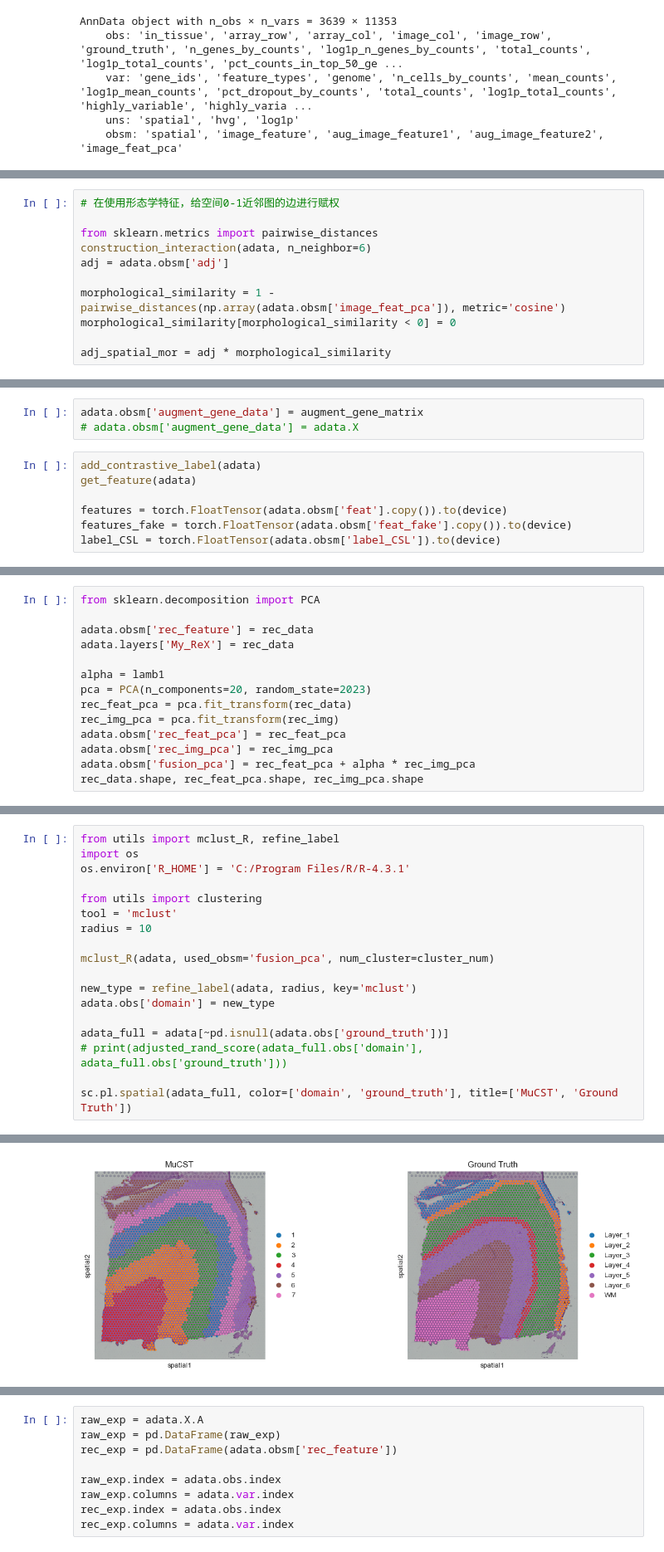
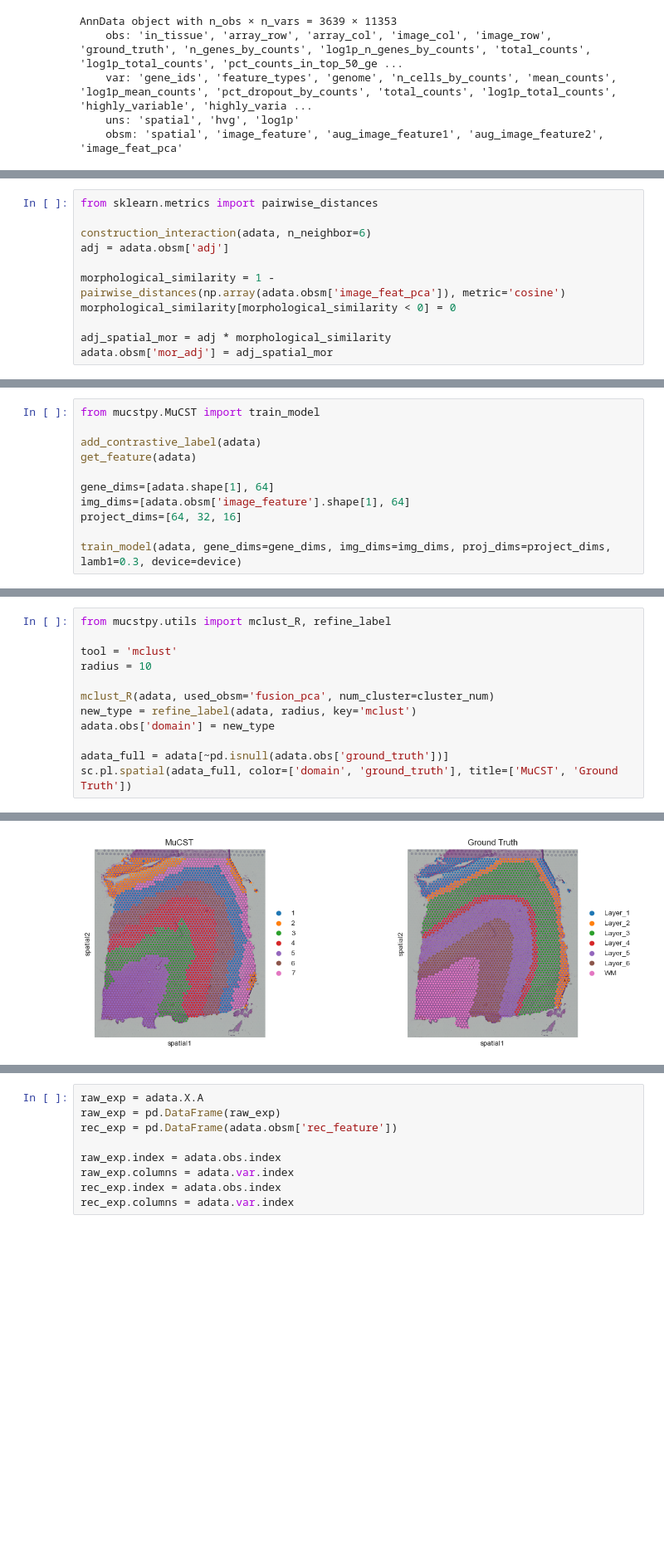
Before and after one commit to xkmaxidian/MuCST, a Jupyter notebook: tutorials/SpatialDomainDLPFC.ipynb, the cells around one changed output, grey strips where cells are left out. Shown at 83% size. Saved outputs shown, nothing was run; the diff lists cells and outputs as text; blank space fills up the shorter version.

Commit message:
update mucstpy package

```diff
--- a/tutorials/SpatialDomainDLPFC.ipynb
+++ b/tutorials/SpatialDomainDLPFC.ipynb
@@ -80,7 +61,6 @@ AnnData object with n_obs × n_vars = 3639 × 11353
 # %%
-# 在使用形态学特征，给空间0-1近邻图的边进行赋权
+from sklearn.metrics import pairwise_distances
 
-from sklearn.metrics import pairwise_distances
 construction_interaction(adata, n_neighbor=6)
 adj = adata.obsm['adj']
 
@@ -88,3 +68,4 @@ morphological_similarity = 1 - pairwise_distances(np.array(adata.obsm['image_fea
 morphological_similarity[morphological_similarity < 0] = 0
 
 adj_spatial_mor = adj * morphological_similarity
+adata.obsm['mor_adj'] = adj_spatial_mor
@@ -179,10 +106,11 @@ device
-# %%
-adata.obsm['augment_gene_data'] = augment_gene_matrix
-# adata.obsm['augment_gene_data'] = adata.X
 # %%
+from mucstpy.MuCST import train_model
+
 add_contrastive_label(adata)
 get_feature(adata)
 
-features = torch.FloatTensor(adata.obsm['feat'].copy()).to(device)
-features_fake = torch.FloatTensor(adata.obsm['feat_fake'].copy()).to(device)
-label_CSL = torch.FloatTensor(adata.obsm['label_CSL']).to(device)
+gene_dims=[adata.shape[1], 64]
+img_dims=[adata.obsm['image_feature'].shape[1], 64]
+project_dims=[64, 32, 16]
+
+train_model(adata, gene_dims=gene_dims, img_dims=img_dims, proj_dims=project_dims, lamb1=0.3, device=device)
@@ -268,14 +121,0 @@ with torch.no_grad():
-# %%
-from sklearn.decomposition import PCA
-
-adata.obsm['rec_feature'] = rec_data
-adata.layers['My_ReX'] = rec_data
-
-alpha = lamb1
-pca = PCA(n_components=20, random_state=2023)
-rec_feat_pca = pca.fit_transform(rec_data)
-rec_img_pca = pca.fit_transform(rec_img)
-adata.obsm['rec_feat_pca'] = rec_feat_pca
-adata.obsm['rec_img_pca'] = rec_img_pca
-adata.obsm['fusion_pca'] = rec_feat_pca + alpha * rec_img_pca
-rec_data.shape, rec_feat_pca.shape, rec_img_pca.shape
@@ -284,28 +122,22 @@ rec_data.shape, rec_feat_pca.shape, rec_img_pca.shape
 # %%
-from utils import mclust_R, refine_label
-import os
-os.environ['R_HOME'] = 'C:/Program Files/R/R-4.3.1'
+from mucstpy.utils import mclust_R, refine_label
 
-from utils import clustering
 tool = 'mclust'
 radius = 10
 
 mclust_R(adata, used_obsm='fusion_pca', num_cluster=cluster_num)
-
 new_type = refine_label(adata, radius, key='mclust')
 adata.obs['domain'] = new_type
 
 adata_full = adata[~pd.isnull(adata.obs['ground_truth'])]
-# print(adjusted_rand_score(adata_full.obs['domain'], adata_full.obs['ground_truth']))
-
 sc.pl.spatial(adata_full, color=['domain', 'ground_truth'], title=['MuCST', 'Ground Truth'])
 # %% [output]
 R[write to console]:                    __           __
    ____ ___  _____/ /_  _______/ /_
   / __ `__ \/ ___/ / / / / ___/ __/
  / / / / / / /__/ / /_/ (__  ) /_
 /_/ /_/ /_/\___/_/\__,_/____/\__/   version 6.0.1
 Type 'citation("mclust")' for citing this R package in publications.
 fitting ...
   |======================================================================| 100%
-[figure, old version]
+[figure, new version]
```
Also changed, not shown: parts of 22 cells of this notebook, 10 other files.
